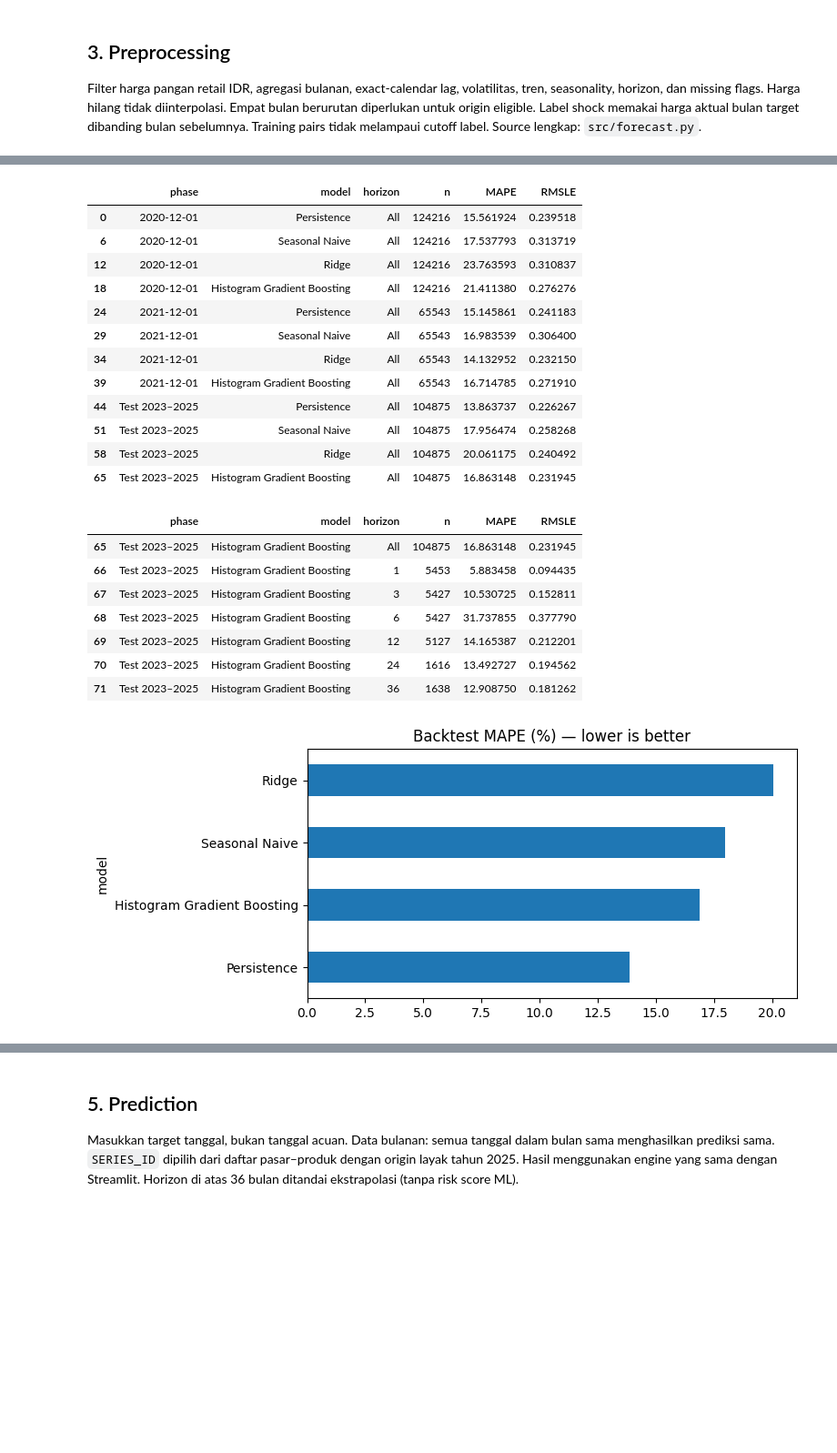
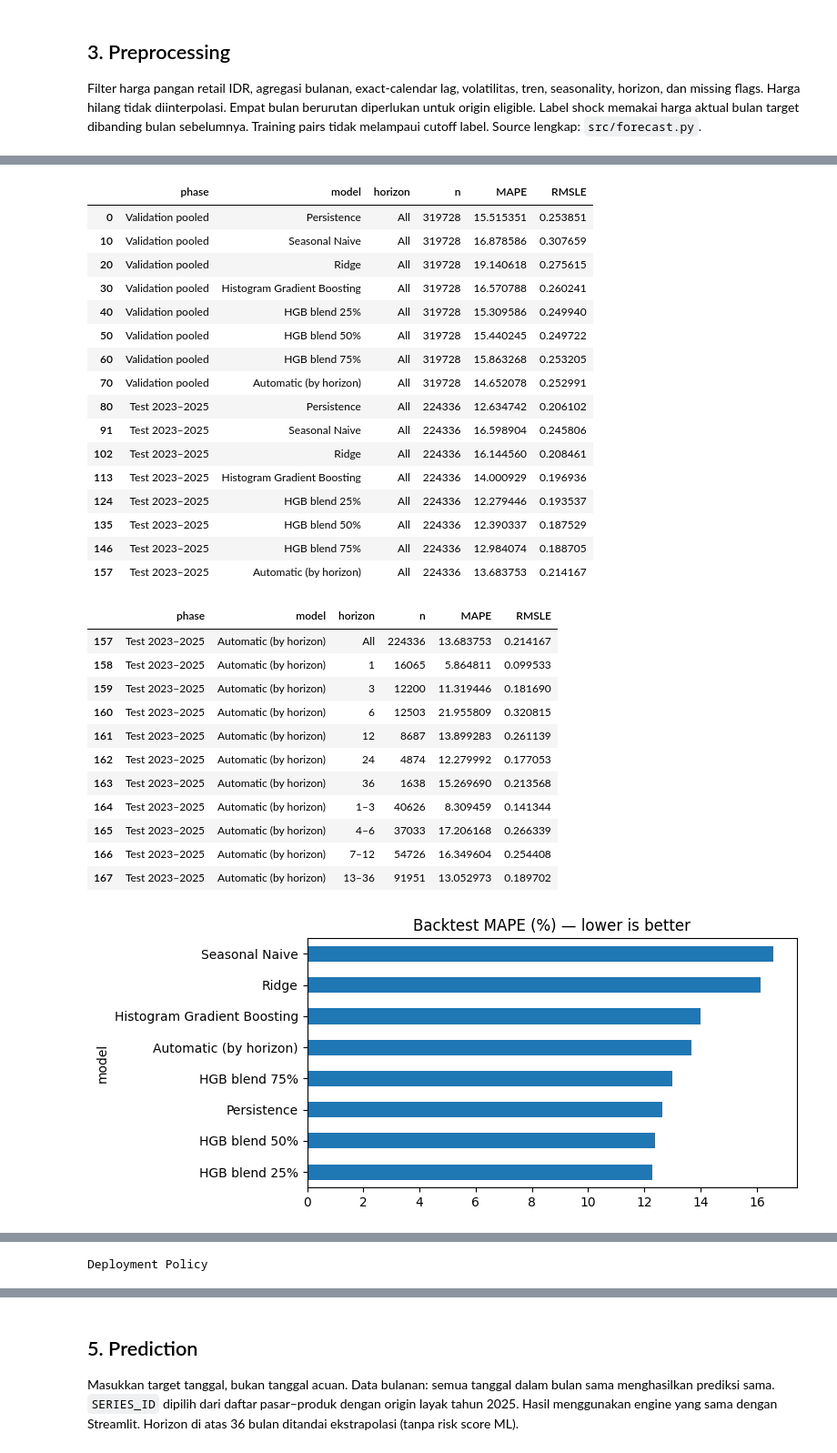
Before and after one commit to ponskigila-hub/CAC-2026, a Jupyter notebook: notebooks/FoodShock_Indonesia.ipynb, the cells around one changed output, grey strips where cells are left out. Shown at 91% size. Cells and saved outputs as stored; diff of their text form; code cells hidden in the pictures; blank space fills up the shorter version.

Commit message:
improve model evaluation and testing

```diff
--- a/notebooks/FoodShock_Indonesia.ipynb
+++ b/notebooks/FoodShock_Indonesia.ipynb
@@ -116,35 +121,45 @@ Model harga: Ridge dan HGB, dibandingkan Persistence dan Seasonal Naive. Model r
 # %%
 metrics=pd.read_csv(ROOT/'results/forecast_metrics.csv');risk=pd.read_csv(ROOT/'results/shock_metrics.csv')
-MODEL=bundle['selected']  # 'Ridge' atau 'Histogram Gradient Boosting'
+MODEL=bundle['selected']  # Automatic (by horizon), atau model harga tertentu
 test=metrics[metrics.phase.str.startswith('Test')]
 display(metrics[metrics.horizon.astype(str)=='All'])
 display(test[test.model.eq(MODEL)])
 fig,ax=plt.subplots(figsize=(8,3.5));test[test.horizon.astype(str)=='All'].set_index('model').MAPE.sort_values().plot.barh(ax=ax,title='Backtest MAPE (%) — lower is better');plt.tight_layout();plt.show()
 display(risk[risk.horizon.astype(str)=='All'])
 q=risk[risk.phase.str.startswith('Test') & risk.model.eq(bundle['risk_selected']) & risk.horizon.astype(str).eq('All')].iloc[0]
 display(pd.DataFrame([[q.TN,q.FP],[q.FN,q.TP]],index=['Actual non-shock','Actual shock'],columns=['Predicted non-shock','Predicted shock']).astype(int))
 display(pd.read_csv(ROOT/'results/interval_coverage.csv'))
+for name in ['deployment_policy','tuning_price','tuning_risk','ablation','sampling_sensitivity','rolling_origin','rolling_risk','importance','segment_metrics']:
+    print(name.replace('_',' ').title());display(pd.read_csv(ROOT/f'results/{name}.csv').head(20))
 # %% [output]
 |  | phase | model | horizon | n | MAPE | RMSLE |
-| 0 | 2020-12-01 | Persistence | All | 124216 | 15.561924 | 0.239518 |
-| 6 | 2020-12-01 | Seasonal Naive | All | 124216 | 17.537793 | 0.313719 |
-| 12 | 2020-12-01 | Ridge | All | 124216 | 23.763593 | 0.310837 |
-| 18 | 2020-12-01 | Histogram Gradient Boosting | All | 124216 | 21.411380 | 0.276276 |
-| 24 | 2021-12-01 | Persistence | All | 65543 | 15.145861 | 0.241183 |
-| 29 | 2021-12-01 | Seasonal Naive | All | 65543 | 16.983539 | 0.306400 |
-| 34 | 2021-12-01 | Ridge | All | 65543 | 14.132952 | 0.232150 |
-| 39 | 2021-12-01 | Histogram Gradient Boosting | All | 65543 | 16.714785 | 0.271910 |
-| 44 | Test 2023–2025 | Persistence | All | 104875 | 13.863737 | 0.226267 |
-| 51 | Test 2023–2025 | Seasonal Naive | All | 104875 | 17.956474 | 0.258268 |
-| 58 | Test 2023–2025 | Ridge | All | 104875 | 20.061175 | 0.240492 |
-| 65 | Test 2023–2025 | Histogram Gradient Boosting | All | 104875 | 16.863148 | 0.231945 |
+| 0 | Validation pooled | Persistence | All | 319728 | 15.515351 | 0.253851 |
+| 10 | Validation pooled | Seasonal Naive | All | 319728 | 16.878586 | 0.307659 |
+| 20 | Validation pooled | Ridge | All | 319728 | 19.140618 | 0.275615 |
+| 30 | Validation pooled | Histogram Gradient Boosting | All | 319728 | 16.570788 | 0.260241 |
+| 40 | Validation pooled | HGB blend 25% | All | 319728 | 15.309586 | 0.249940 |
+| 50 | Validation pooled | HGB blend 50% | All | 319728 | 15.440245 | 0.249722 |
+| 60 | Validation pooled | HGB blend 75% | All | 319728 | 15.863268 | 0.253205 |
+| 70 | Validation pooled | Automatic (by horizon) | All | 319728 | 14.652078 | 0.252991 |
+| 80 | Test 2023–2025 | Persistence | All | 224336 | 12.634742 | 0.206102 |
+| 91 | Test 2023–2025 | Seasonal Naive | All | 224336 | 16.598904 | 0.245806 |
+| 102 | Test 2023–2025 | Ridge | All | 224336 | 16.144560 | 0.208461 |
+| 113 | Test 2023–2025 | Histogram Gradient Boosting | All | 224336 | 14.000929 | 0.196936 |
+| 124 | Test 2023–2025 | HGB blend 25% | All | 224336 | 12.279446 | 0.193537 |
+| 135 | Test 2023–2025 | HGB blend 50% | All | 224336 | 12.390337 | 0.187529 |
+| 146 | Test 2023–2025 | HGB blend 75% | All | 224336 | 12.984074 | 0.188705 |
+| 157 | Test 2023–2025 | Automatic (by horizon) | All | 224336 | 13.683753 | 0.214167 |
 |  | phase | model | horizon | n | MAPE | RMSLE |
-| 65 | Test 2023–2025 | Histogram Gradient Boosting | All | 104875 | 16.863148 | 0.231945 |
-| 66 | Test 2023–2025 | Histogram Gradient Boosting | 1 | 5453 | 5.883458 | 0.094435 |
-| 67 | Test 2023–2025 | Histogram Gradient Boosting | 3 | 5427 | 10.530725 | 0.152811 |
-| 68 | Test 2023–2025 | Histogram Gradient Boosting | 6 | 5427 | 31.737855 | 0.377790 |
-| 69 | Test 2023–2025 | Histogram Gradient Boosting | 12 | 5127 | 14.165387 | 0.212201 |
-| 70 | Test 2023–2025 | Histogram Gradient Boosting | 24 | 1616 | 13.492727 | 0.194562 |
-| 71 | Test 2023–2025 | Histogram Gradient Boosting | 36 | 1638 | 12.908750 | 0.181262 |
+| 157 | Test 2023–2025 | Automatic (by horizon) | All | 224336 | 13.683753 | 0.214167 |
+| 158 | Test 2023–2025 | Automatic (by horizon) | 1 | 16065 | 5.864811 | 0.099533 |
+| 159 | Test 2023–2025 | Automatic (by horizon) | 3 | 12200 | 11.319446 | 0.181690 |
+| 160 | Test 2023–2025 | Automatic (by horizon) | 6 | 12503 | 21.955809 | 0.320815 |
+| 161 | Test 2023–2025 | Automatic (by horizon) | 12 | 8687 | 13.899283 | 0.261139 |
+| 162 | Test 2023–2025 | Automatic (by horizon) | 24 | 4874 | 12.279992 | 0.177053 |
+| 163 | Test 2023–2025 | Automatic (by horizon) | 36 | 1638 | 15.269690 | 0.213568 |
+| 164 | Test 2023–2025 | Automatic (by horizon) | 1–3 | 40626 | 8.309459 | 0.141344 |
+| 165 | Test 2023–2025 | Automatic (by horizon) | 4–6 | 37033 | 17.206168 | 0.266339 |
+| 166 | Test 2023–2025 | Automatic (by horizon) | 7–12 | 54726 | 16.349604 | 0.254408 |
+| 167 | Test 2023–2025 | Automatic (by horizon) | 13–36 | 91951 | 13.052973 | 0.189702 |
-[figure, old version]
+[figure, new version]
 |  | phase | model | horizon | n | threshold | AP | AUC | precision | recall | F1 | FPR | ... |
@@ -168,0 +190 @@ display(pd.read_csv(ROOT/'results/interval_coverage.csv'))
+Deployment Policy
```
Also changed, not shown: parts of 7 cells of this notebook, 27 other files.
